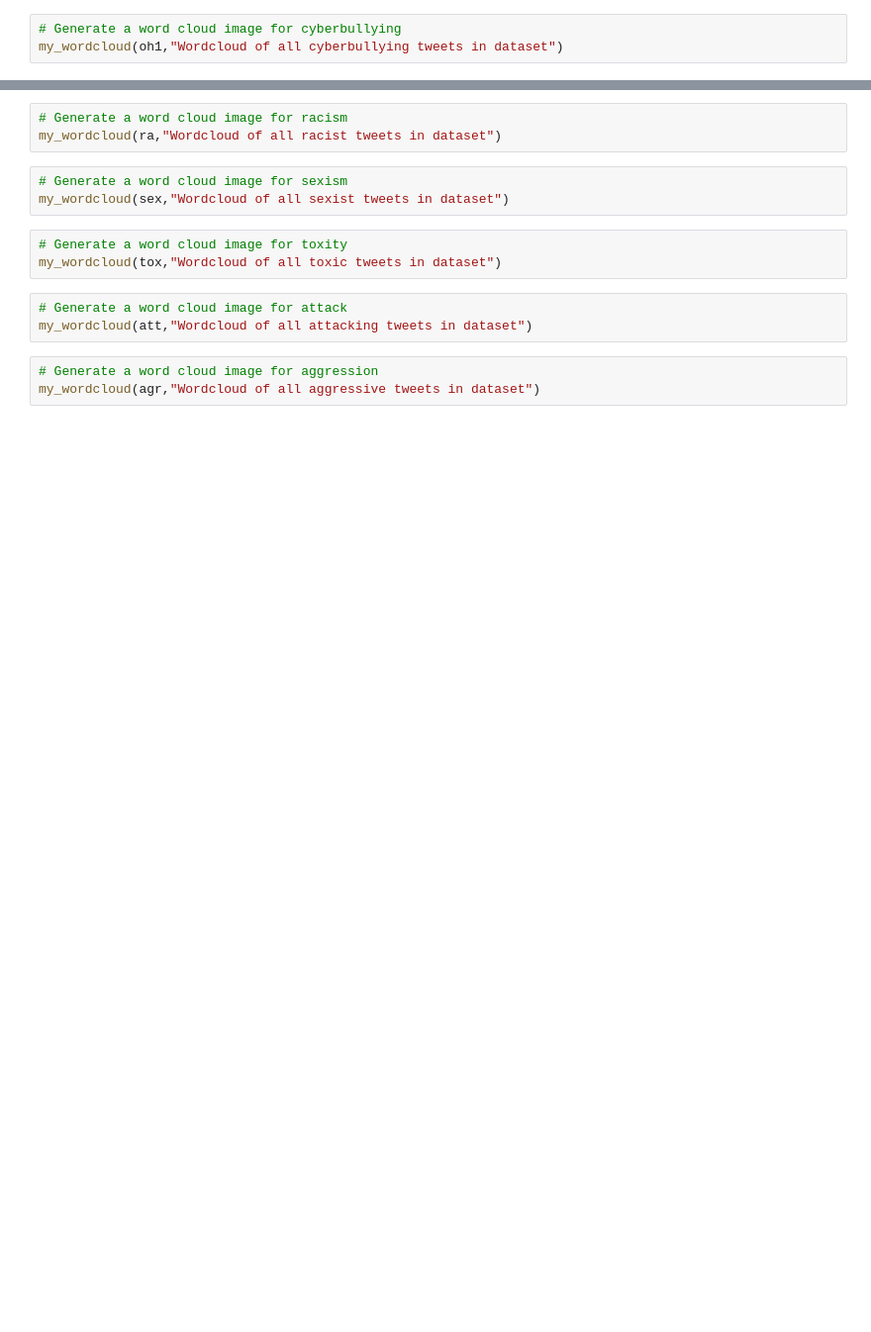
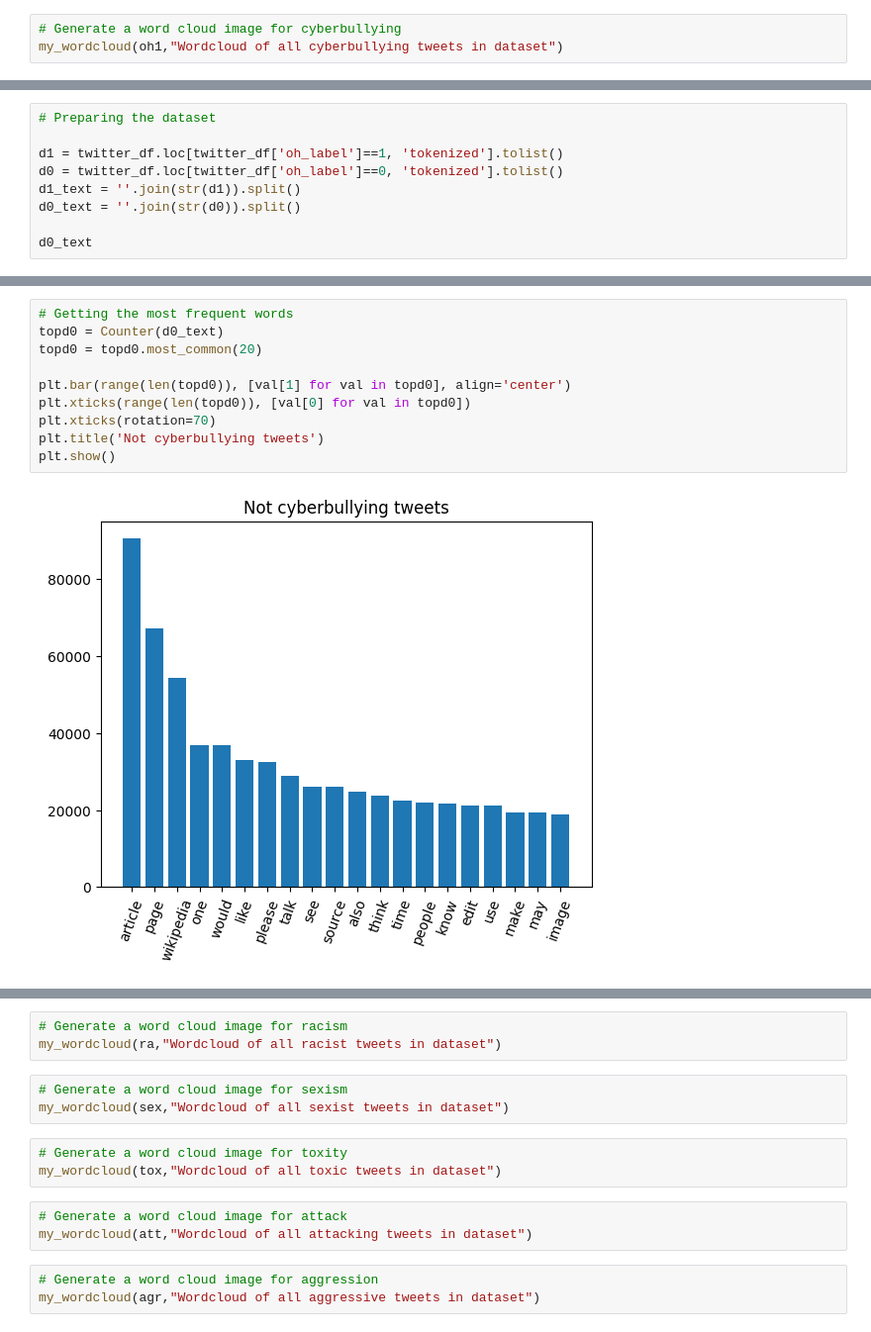
Before and after one commit to Dominikasc/NLP_cyberbully_finalProject, a Jupyter notebook: visualizations.ipynb, the cells around one changed output, grey strips where cells are left out. Shown: that part at 99% size. Drawn from its saved outputs; the diff is of its cells as text; blank space fills up the shorter version.

Commit message:
some visualizations of twitter data

```diff
--- a/visualizations.ipynb
+++ b/visualizations.ipynb
@@ -90,0 +84,9 @@ my_wordcloud(oh0,"Wordcloud of all tweets, not classified cyberbullying, in data
+# %%
+# Preparing the dataset
+
+d1 = twitter_df.loc[twitter_df['oh_label']==1, 'tokenized'].tolist()
+d0 = twitter_df.loc[twitter_df['oh_label']==0, 'tokenized'].tolist()
+d1_text = ''.join(str(d1)).split()
+d0_text = ''.join(str(d0)).split()
+
+d0_text
@@ -90,0 +111,12 @@ my_wordcloud(oh0,"Wordcloud of all tweets, not classified cyberbullying, in data
+# %%
+# Getting the most frequent words
+topd0 = Counter(d0_text)
+topd0 = topd0.most_common(20)
+
+plt.bar(range(len(topd0)), [val[1] for val in topd0], align='center')
+plt.xticks(range(len(topd0)), [val[0] for val in topd0])
+plt.xticks(rotation=70)
+plt.title('Not cyberbullying tweets')
+plt.show()
+# %% [output]
+[figure, added]
```
Also changed, not shown: parts of 9 cells of this notebook.
